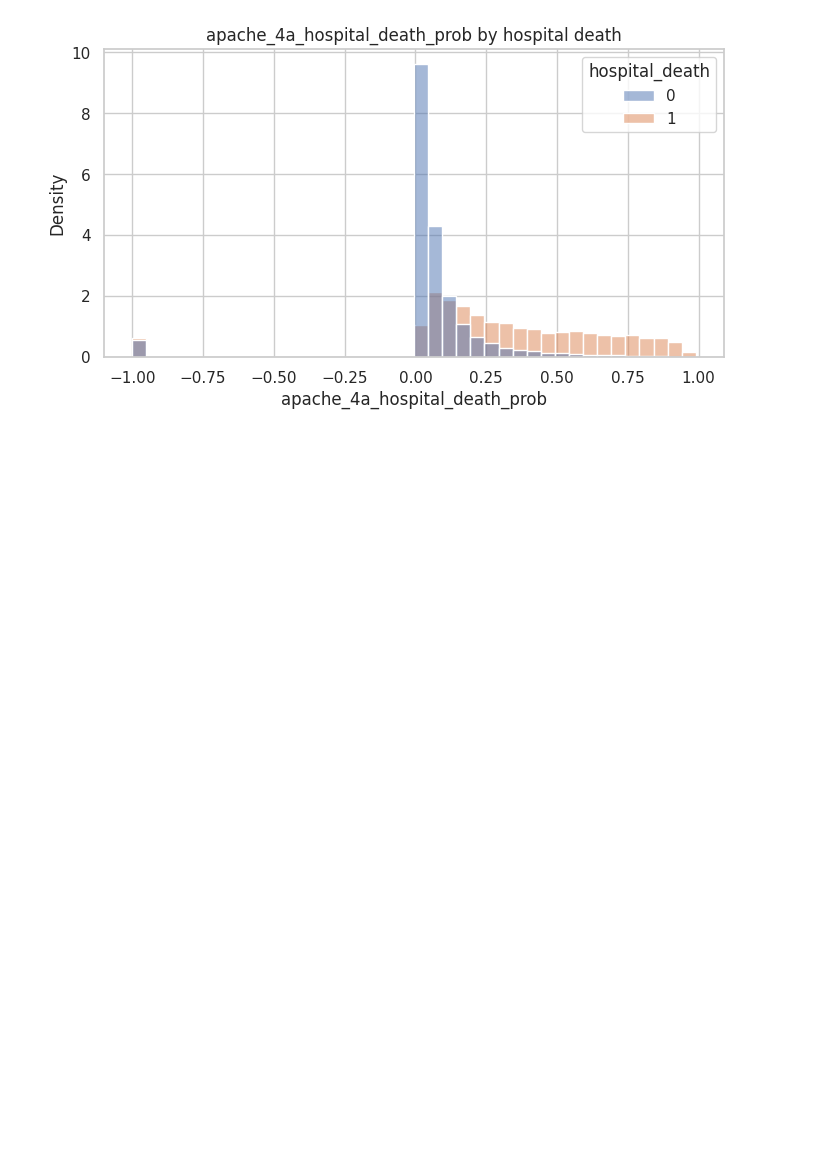
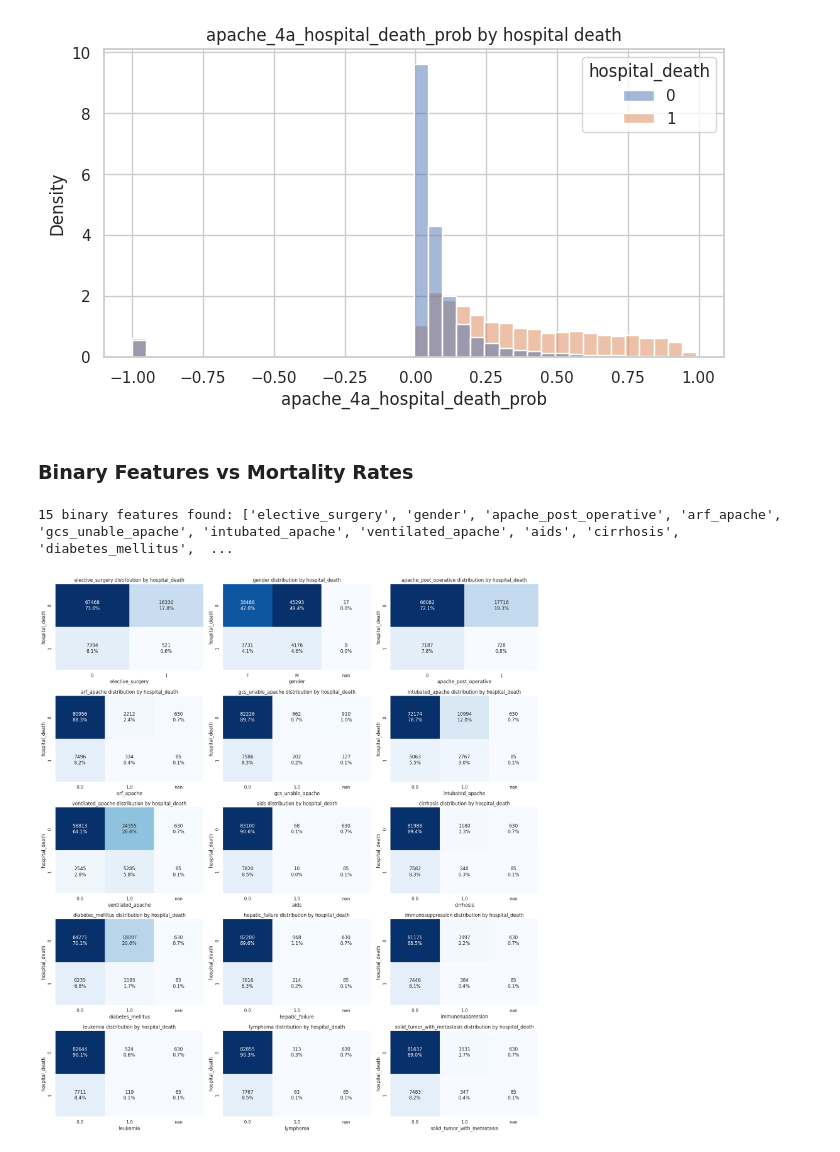
Before and after one commit to SwaneGhost/MedicalRiskModel, a Jupyter notebook: notebooks/01_wids_download_and_eda.ipynb, the cells around one changed output. Drawn from its saved outputs; the diff is of its cells as text; code cells hidden in the pictures; blank space fills up the shorter version.

```diff
--- a/notebooks/01_wids_download_and_eda.ipynb
+++ b/notebooks/01_wids_download_and_eda.ipynb
@@ -335,3 +289,57 @@ if target_col in df.columns:
 [figure]
 [figure]
 [figure]
+# %% [markdown]
+### Binary Features vs Mortality Rates
+# %%
+if target_col in df.columns:
+    candidate_bins = [
+        c for c in df.columns
+        if c != target_col and df[c].dropna().nunique() == 2
+    ]
+
+    print(len(candidate_bins), "binary features found:", candidate_bins)
+# %% [output]
+15 binary features found: ['elective_surgery', 'gender', 'apache_post_operative', 'arf_apache', 'gcs_unable_apache', 'intubated_apache', 'ventilated_apache', 'aids', 'cirrhosis', 'diabetes_mellitus',  ...
+# %%
+if target_col in df.columns:
+    candidate_bins = [
+        c for c in df.columns
+        if c != target_col and df[c].dropna().nunique() == 2
+    ]
+
+    n_cols = 3
+    n_rows = (len(candidate_bins) + n_cols - 1) // n_cols
+
+    fig, axes = plt.subplots(
+        n_rows,
+        n_cols,
+        figsize=(n_cols * 6, n_rows * 4),
+        squeeze=False
+    )
+
+    for ax, col in zip(axes.flat, candidate_bins):
+        cross = pd.crosstab(df[target_col], df[col], dropna=False)
+        total = cross.values.sum()
+        cross_perc = cross / total * 100
+        annot = cross.astype(str) + "\n" + cross_perc.round(1).astype(str) + "%"
+
+        sns.heatmap(
+            cross_perc,
+            annot=annot,
+            fmt="",
+            cmap="Blues",
+            cbar=False,
+            ax=ax
+        )
+        ax.set_title(f"{col} distribution by {target_col}")
+        ax.set_xlabel(col)
+        ax.set_ylabel(target_col)
+
+    for ax in axes.flat[len(candidate_bins):]:
+        ax.set_visible(False)
+
+    fig.tight_layout()
+    plt.show()
+# %% [output]
+[figure, added]
```
Also changed, not shown: parts of 16 cells of this notebook, 2 other files.
